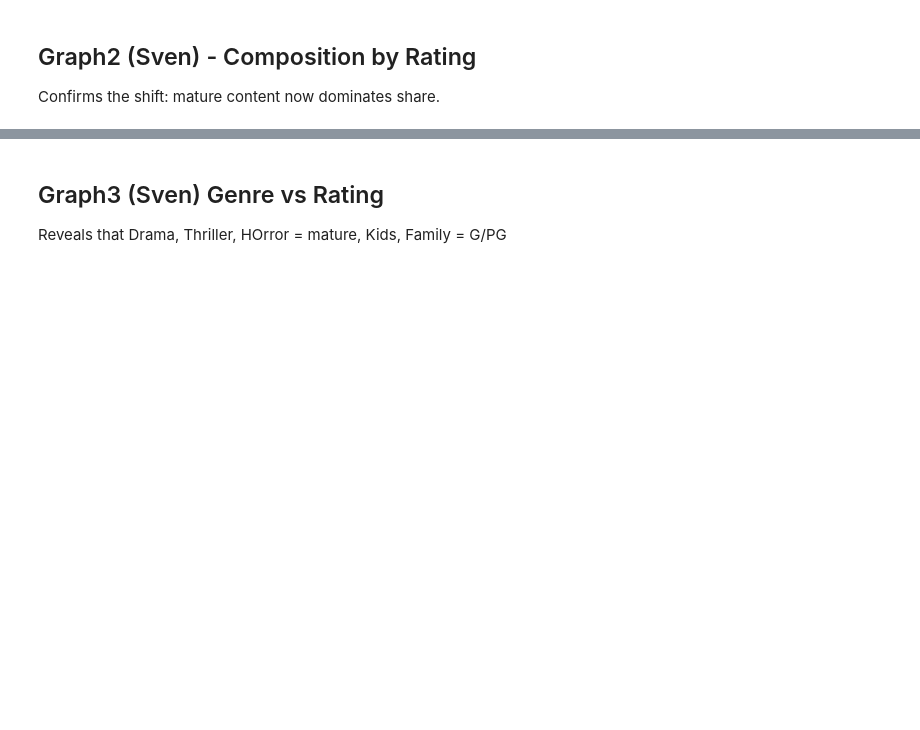
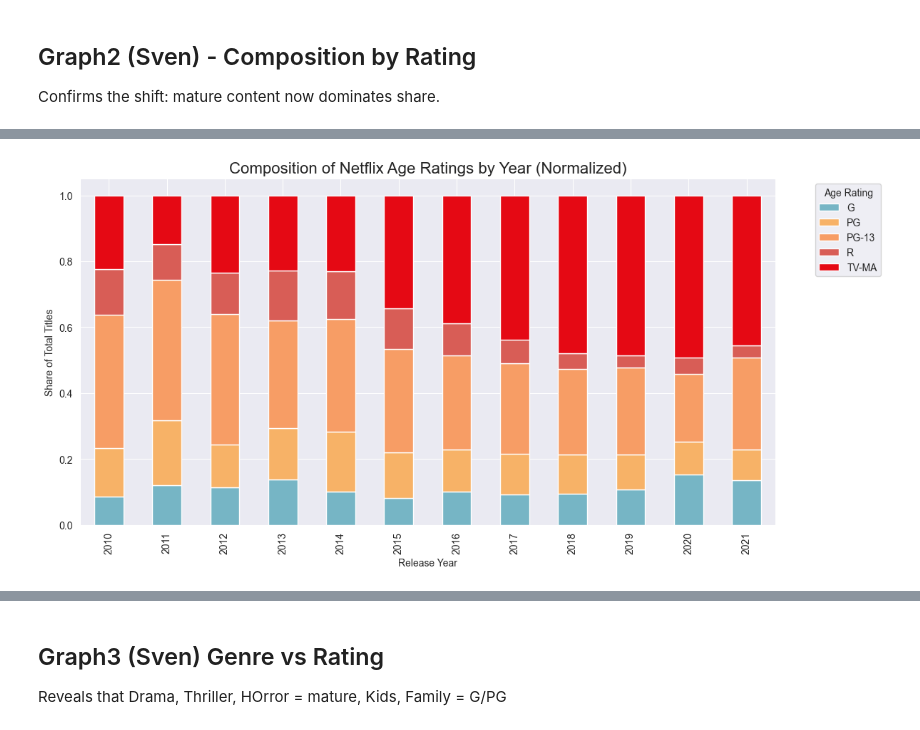
Before and after one commit to Elias-Martinelli/DVIZ_Final-Project_Netflix, a Jupyter notebook: notebooks/MainStory.ipynb, the cells around one changed output, grey strips where cells are left out. Saved outputs shown, nothing was run; the diff lists cells and outputs as text; code cells hidden in the pictures; blank space fills up the shorter version.

```diff
--- a/notebooks/MainStory.ipynb
+++ b/notebooks/MainStory.ipynb
@@ -40,0 +147,87 @@ Confirms the shift: mature content now dominates share.
+# %%
+# 📦 Section 2: Imports & Setup
+import pandas as pd
+import matplotlib.pyplot as plt
+import seaborn as sns
+
+
+sns.set_style("darkgrid")
+plt.rcParams['figure.figsize'] = (12, 6)
+
+
+# 🎬 Section 3: Load and Inspect Data
+df = pd.read_csv("../data/netflix1.csv")
+df.head()
+
+
+# 🔍 Section 4: Preprocessing - Clean Ratings and Years
+# Keep only rows with valid release years and ratings
+df = df[df['release_year'].notna() & df['rating'].notna()]
+df['release_year'] = df['release_year'].astype(int)
+
+
+# Filter to focus on modern streaming years (e.g., 2010+)
+df = df[df['release_year'] >= 2010]
+
+
+# Simplify ratings to standard categories (group variations)
+rating_map = {
+'TV-G': 'G', 'G': 'G',
+'TV-Y': 'G', 'TV-Y7': 'G',
+'PG': 'PG', 'TV-PG': 'PG',
+'PG-13': 'PG-13',
+'R': 'R', 'TV-14': 'PG-13',
+'NC-17': 'R', 'TV-MA': 'TV-MA'
+}
+df['simple_rating'] = df['rating'].map(rating_map)
+df = df[df['simple_rating'].notna()]
+
+
+# 🧮 Section 5: Prepare Data for Plotting
+rating_by_year = df.groupby(['release_year', 'simple_rating']).size().unstack(fill_value=0)
+
+
+# Sort rating categories for visual consistency
+rating_order = ['G', 'PG', 'PG-13', 'R', 'TV-MA']
+rating_by_year = rating_by_year[rating_order]
+
+
+
+
+# 📊 Chart 2: Composition of Age Ratings Over Time (Normalized Stacked Bar)
+# -------------------------------------------------------------------------
+"""
+While the absolute number of titles increased, the composition of age categories
+has also shifted significantly. This chart shows the *proportion* of each rating
+per year, highlighting how the catalog matured structurally.
+"""
+
+
+# 🧮 Prepare normalized data for Chart 2
+rating_by_year_norm = rating_by_year.div(rating_by_year.sum(axis=1), axis=0)
+
+
+# 🎨 Plotting - Normalized Stacked Bar Chart (Chart 2)
+rating_by_year_norm.plot(
+kind="bar",
+stacked=True,
+color=["#76b5c5", "#f7b267", "#f79d65", "#d85d56", "#e50914"]
+)
+
+
+plt.title("Composition of Netflix Age Ratings by Year (Normalized)", fontsize=16)
+plt.xlabel("Release Year")
+plt.ylabel("Share of Total Titles")
+plt.legend(title="Age Rating", bbox_to_anchor=(1.05, 1), loc='upper left')
+plt.tight_layout()
+plt.show()
+
+
+# 📌 Section 8: Interpretation (Chart 2)
+"""
+This normalized chart confirms the trend: mature-rated content (especially TV-MA)
+has become the majority share of Netflix releases in recent years. Family content,
+on the other hand, has decreased proportionally, even if the raw count stayed flat.
+"""
+# %% [output]
+[figure, added]
```
Also changed, not shown: parts of 8 cells of this notebook, 5 other files.
